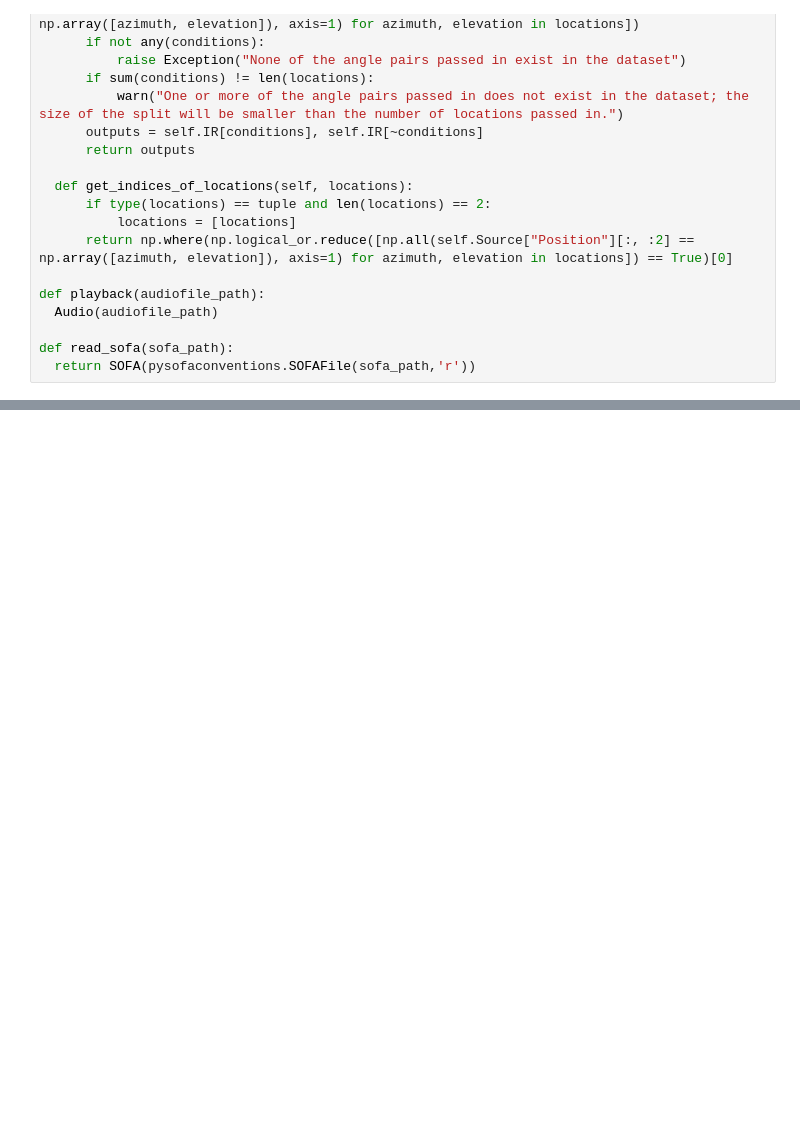
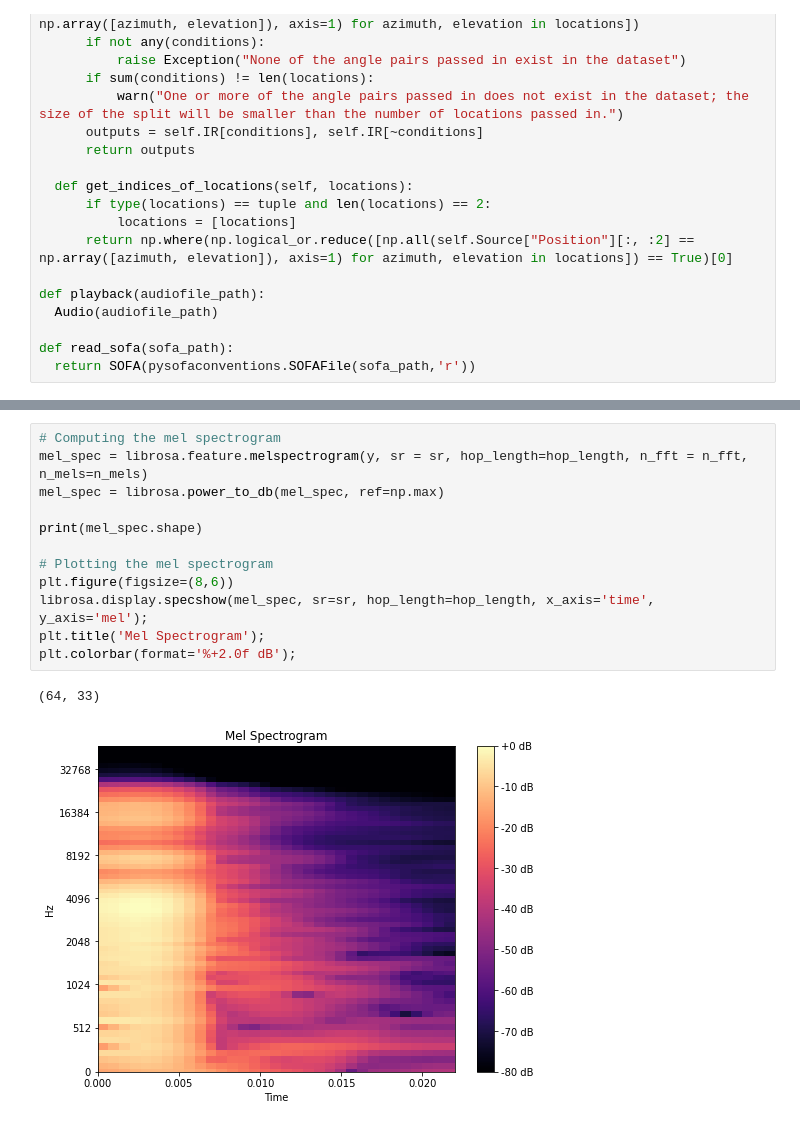
Before and after one commit to pakdaniel/DataMiningFinal, a Jupyter notebook: DataMiningFinal.ipynb, the cells around one changed output, grey strips where cells are left out. Cells and saved outputs as stored; diff of their text form; blank space fills up the shorter version.

```diff
--- a/DataMiningFinal.ipynb
+++ b/DataMiningFinal.ipynb
@@ -221,0 +208,15 @@ array([[4.44374591e+00, 5.03339602e+01, 1.88245330e+02, 1.96289874e-08,
+# %%
+# Computing the mel spectrogram
+mel_spec = librosa.feature.melspectrogram(y, sr = sr, hop_length=hop_length, n_fft = n_fft, n_mels=n_mels)
+mel_spec = librosa.power_to_db(mel_spec, ref=np.max)
+
+print(mel_spec.shape)
+
+# Plotting the mel spectrogram
+plt.figure(figsize=(8,6))
+librosa.display.specshow(mel_spec, sr=sr, hop_length=hop_length, x_axis='time', y_axis='mel');
+plt.title('Mel Spectrogram');
+plt.colorbar(format='%+2.0f dB');
+# %% [output]
+(64, 33)
+[figure, added]
```
Also changed, not shown: parts of 18 cells of this notebook.
